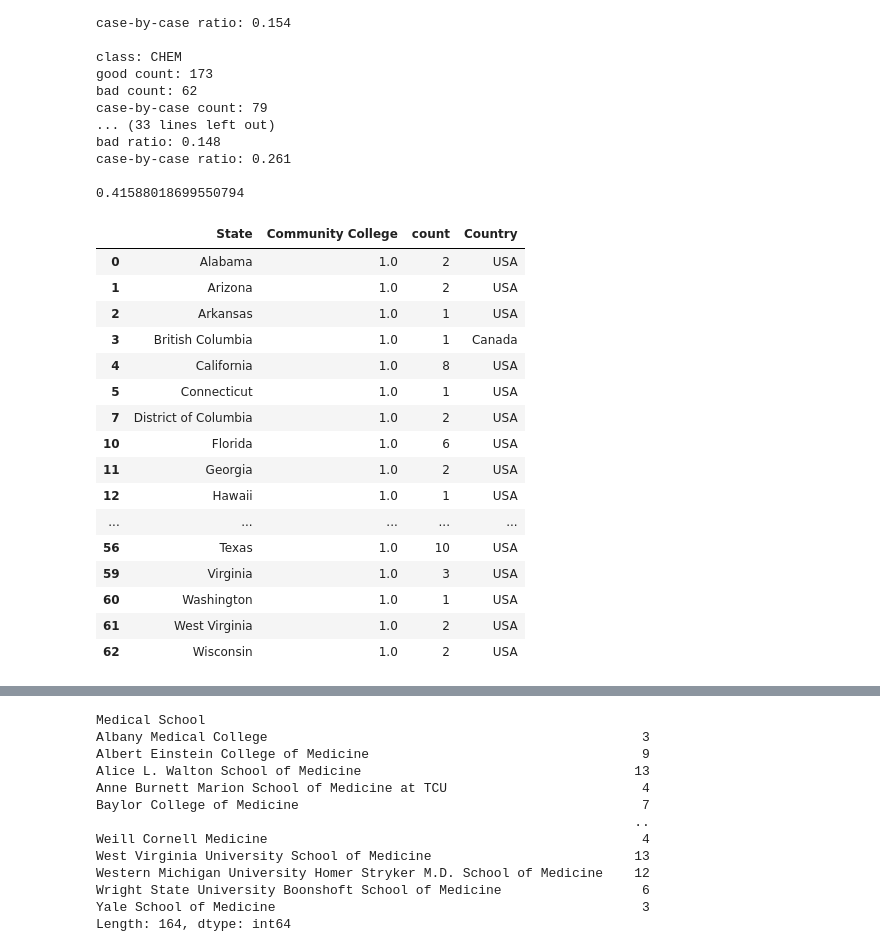
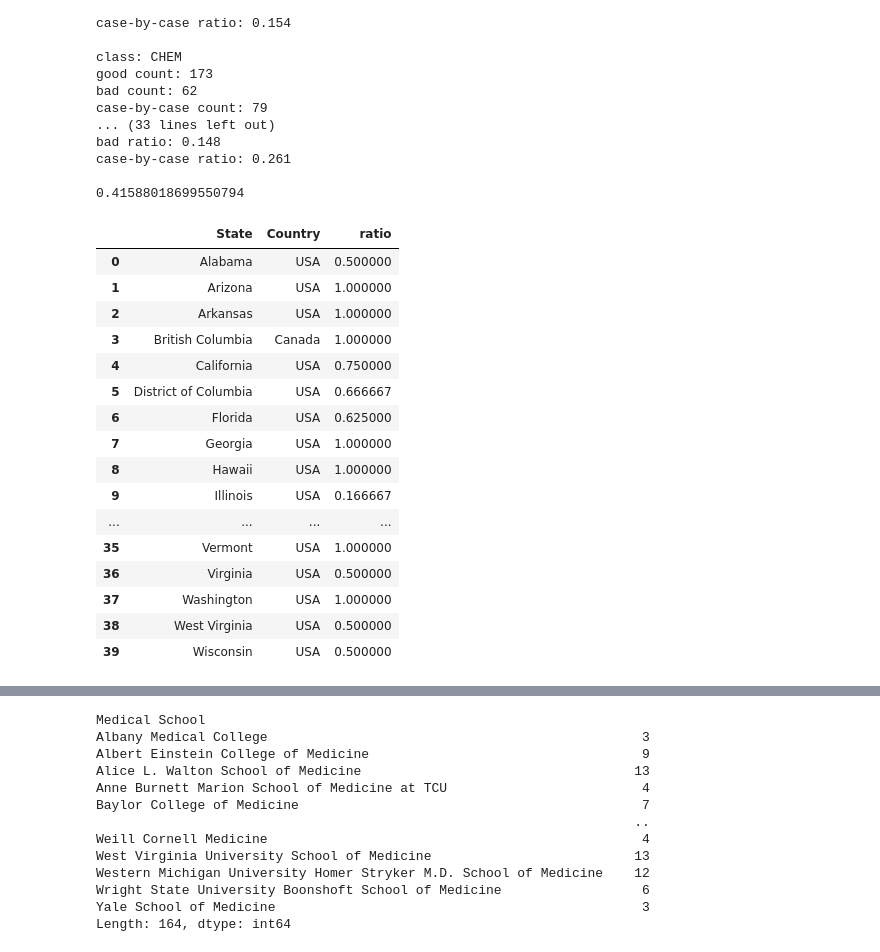
Before and after one commit to georgephung123/MSAR_Course_Consult, a Jupyter notebook: data_analysis.ipynb, the cells around one changed output, grey strips where cells are left out. Saved outputs shown, nothing was run; the diff lists cells and outputs as text; code cells hidden in the pictures.

```diff
--- a/data_analysis.ipynb
+++ b/data_analysis.ipynb
@@ -3,9 +3,8 @@ import pandas as pd
 import matplotlib.pyplot as plt
 import plotly.express as px
 from scipy.stats import kruskal
-df = pd.read_csv(r"MSAR_Table.csv")
+df = pd.read_csv(r"Tables_and_csvs\MSAR_Table.csv")
 # %%
-df = pd.read_csv(r"MSAR_Table.csv")
 test = df.groupby(["Course"]).size().reset_index(name = "count").sort_values("count", ascending = False)
 test = test.reset_index(drop = True)
 for index, row in df.iterrows():
@@ -156,40 +155,44 @@ fig.update_layout(width=800, height=900)
 # %%
 import plotly.graph_objects as go
 
 
 
 bchm = df[(df["Course"] == "Biochemistry")]
-bchm1 = bchm.groupby(["State", "Community College"]).size().reset_index(name = "count")
-bchm1
-
-bchm1 = bchm1[bchm1["Community College"] == 1.0]
+bchm1 = bchm.groupby(["State", "Online Course"]).size().reset_index(name = "count_accept")
+bchm_counts = bchm.groupby(["State"]).size().reset_index(name = "count_total")
+bchm1 = bchm1[bchm1["Online Course"] == 1.0]
 lookup = {
     "British Columbia": "Canada",
     "Manitoba": "Canada",
     "Ontario": "Canada",
     "Quebec": "Canada",
     "Puerto Rico": "Puerto Rico"
 }
 
 bchm1["Country"] = bchm1["State"].map(lookup).fillna("USA")
 
-bchm1.to_csv("counts_state_cc.csv")
-bchm1
+
+bchm_total = pd.merge(bchm1, bchm_counts, how = "inner", on = "State")
+bchm_total["ratio"] = bchm_total["count_accept"]/bchm_total["count_total"]
+bchm_total = bchm_total.drop('Online Course', axis=1)
+bchm_total = bchm_total.drop('count_accept', axis=1)
+bchm_total = bchm_total.drop('count_total', axis=1)
+bchm_total
 # %% [output]
-|  | State | Community College | count | Country |
-| 0 | Alabama | 1.0 | 2 | USA |
-| 1 | Arizona | 1.0 | 2 | USA |
-| 2 | Arkansas | 1.0 | 1 | USA |
-| 3 | British Columbia | 1.0 | 1 | Canada |
-| 4 | California | 1.0 | 8 | USA |
-| 5 | Connecticut | 1.0 | 1 | USA |
-| 7 | District of Columbia | 1.0 | 2 | USA |
-| 10 | Florida | 1.0 | 6 | USA |
-| 11 | Georgia | 1.0 | 2 | USA |
-| 12 | Hawaii | 1.0 | 1 | USA |
-| ... | ... | ... | ... | ... |
-| 56 | Texas | 1.0 | 10 | USA |
-| 59 | Virginia | 1.0 | 3 | USA |
-| 60 | Washington | 1.0 | 1 | USA |
-| 61 | West Virginia | 1.0 | 2 | USA |
-| 62 | Wisconsin | 1.0 | 2 | USA |
+|  | State | Country | ratio |
+| 0 | Alabama | USA | 0.500000 |
+| 1 | Arizona | USA | 1.000000 |
+| 2 | Arkansas | USA | 1.000000 |
+| 3 | British Columbia | Canada | 1.000000 |
+| 4 | California | USA | 0.750000 |
+| 5 | District of Columbia | USA | 0.666667 |
+| 6 | Florida | USA | 0.625000 |
+| 7 | Georgia | USA | 1.000000 |
+| 8 | Hawaii | USA | 1.000000 |
+| 9 | Illinois | USA | 0.166667 |
+| ... | ... | ... | ... |
+| 35 | Vermont | USA | 1.000000 |
+| 36 | Virginia | USA | 0.500000 |
+| 37 | Washington | USA | 1.000000 |
+| 38 | West Virginia | USA | 0.500000 |
+| 39 | Wisconsin | USA | 0.500000 |
```
Also changed, not shown: parts of 1 cell of this notebook, 8 other files.
